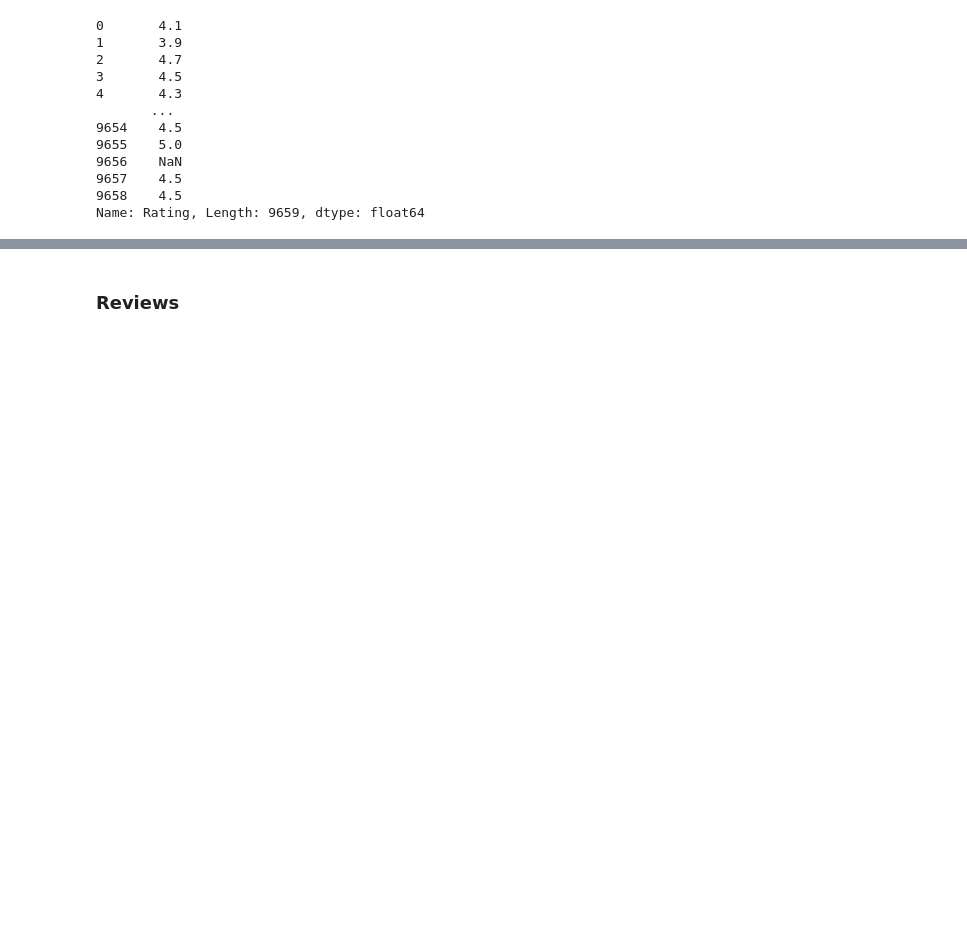
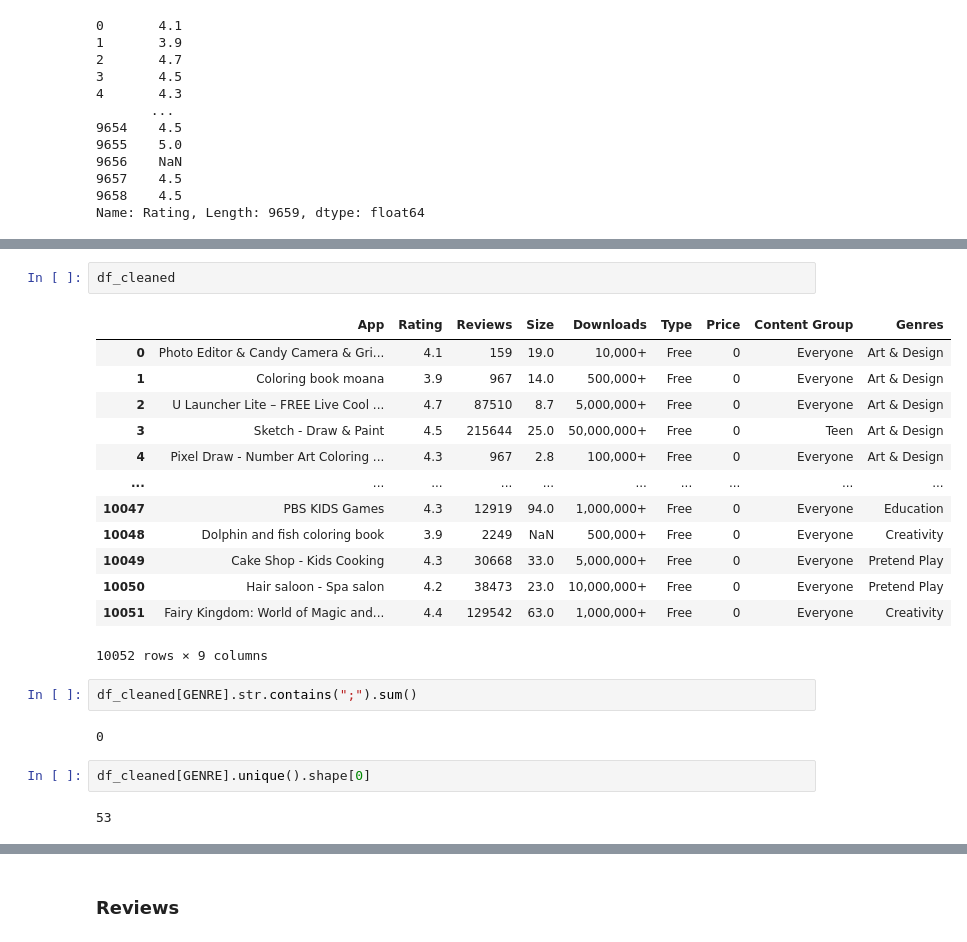
Before and after one commit to enricogoerlitz/Data-Analysis, a Jupyter notebook: 02_Google_Playstore_Data/notebook/notebook1.ipynb, the cells around one changed output, grey strips where cells are left out. Cells and saved outputs as stored; diff of their text form; blank space fills up the shorter version.

```diff
--- a/02_Google_Playstore_Data/notebook/notebook1.ipynb
+++ b/02_Google_Playstore_Data/notebook/notebook1.ipynb
@@ -291,0 +375,24 @@ Name: Rating, Length: 9659, dtype: float64
+# %%
+df_cleaned
+# %% [output]
+|  | App | Rating | Reviews | Size | Downloads | Type | Price | Content Group | Genres |
+| 0 | Photo Editor & Candy Camera & Gri... | 4.1 | 159 | 19.0 | 10,000+ | Free | 0 | Everyone | Art & Design |
+| 1 | Coloring book moana | 3.9 | 967 | 14.0 | 500,000+ | Free | 0 | Everyone | Art & Design |
+| 2 | U Launcher Lite – FREE Live Cool ... | 4.7 | 87510 | 8.7 | 5,000,000+ | Free | 0 | Everyone | Art & Design |
+| 3 | Sketch - Draw & Paint | 4.5 | 215644 | 25.0 | 50,000,000+ | Free | 0 | Teen | Art & Design |
+| 4 | Pixel Draw - Number Art Coloring ... | 4.3 | 967 | 2.8 | 100,000+ | Free | 0 | Everyone | Art & Design |
+| ... | ... | ... | ... | ... | ... | ... | ... | ... | ... |
+| 10047 | PBS KIDS Games | 4.3 | 12919 | 94.0 | 1,000,000+ | Free | 0 | Everyone | Education |
+| 10048 | Dolphin and fish coloring book | 3.9 | 2249 | NaN | 500,000+ | Free | 0 | Everyone | Creativity |
+| 10049 | Cake Shop - Kids Cooking | 4.3 | 30668 | 33.0 | 5,000,000+ | Free | 0 | Everyone | Pretend Play |
+| 10050 | Hair saloon - Spa salon | 4.2 | 38473 | 23.0 | 10,000,000+ | Free | 0 | Everyone | Pretend Play |
+| 10051 | Fairy Kingdom: World of Magic and... | 4.4 | 129542 | 63.0 | 1,000,000+ | Free | 0 | Everyone | Creativity |
+10052 rows × 9 columns
+# %%
+df_cleaned[GENRE].str.contains(";").sum()
+# %% [output]
+0
+# %%
+df_cleaned[GENRE].unique().shape[0]
+# %% [output]
+53
```
Also changed, not shown: parts of 80 cells of this notebook.
